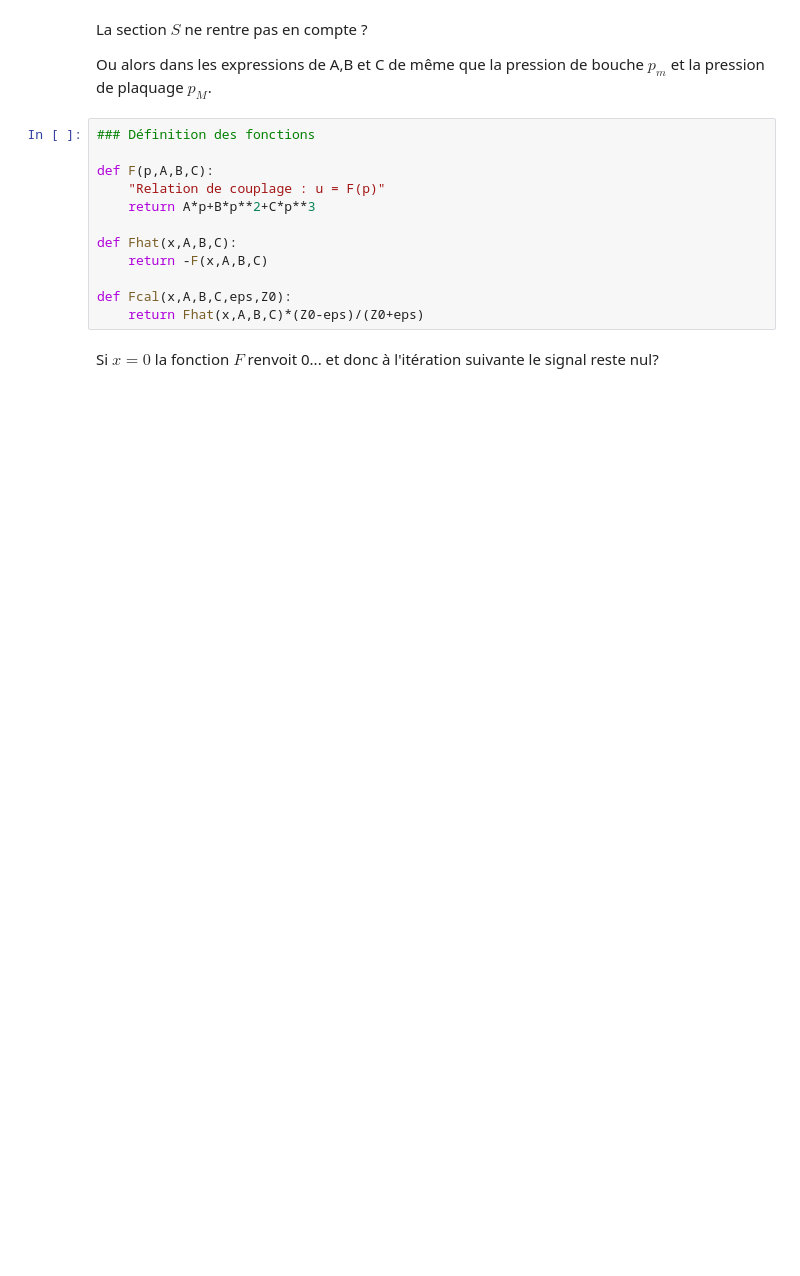
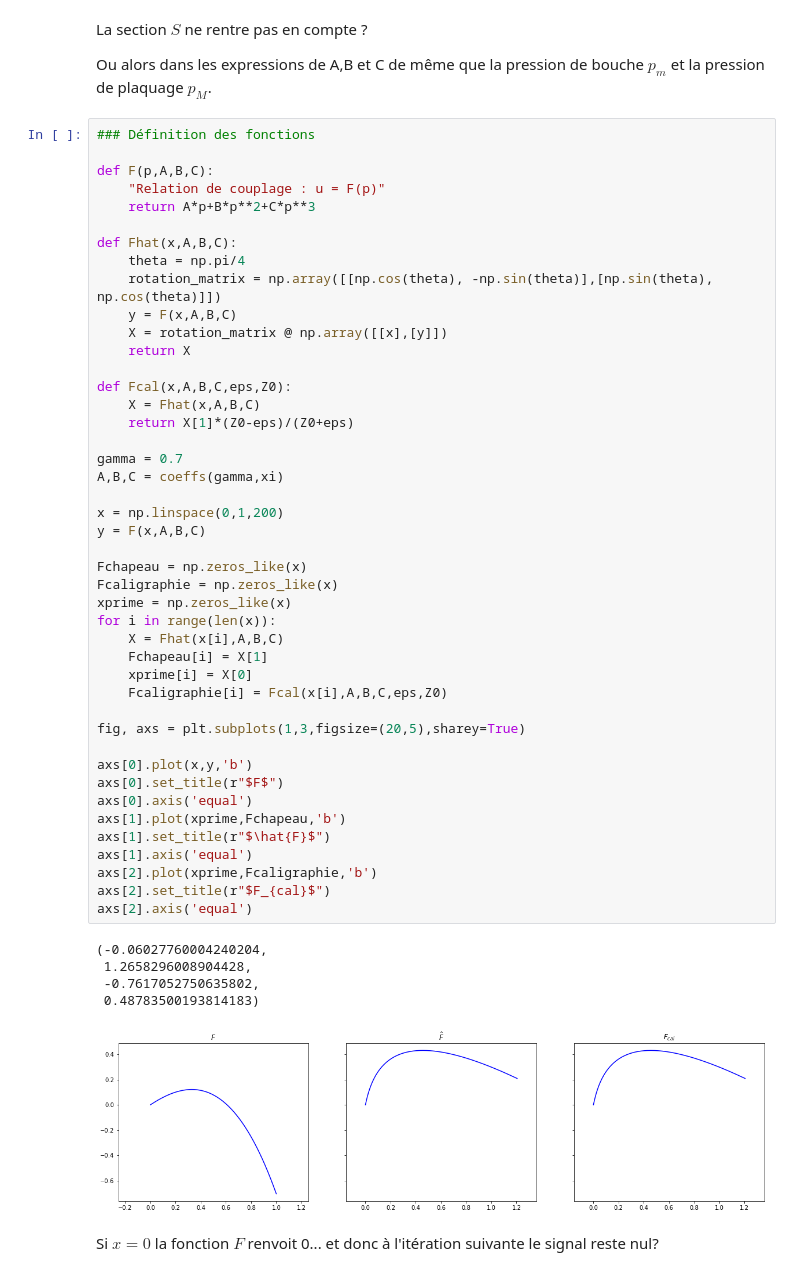
Before and after one commit to ClementineBerger/Auto-oscillations, a Jupyter notebook: Modélisations physique/maganza.ipynb, the cells around one changed output. Drawn from its saved outputs; the diff is of its cells as text; blank space fills up the shorter version.

```diff
--- a/Modélisations physique/maganza.ipynb
+++ b/Modélisations physique/maganza.ipynb
@@ -21,18 +47,56 @@ compute_time = np.arange(int(t_max/T))*int(t_max/T)
 La section $S$ ne rentre pas en compte ?
 
 Ou alors dans les expressions de A,B et C de même que la pression de bouche $p_m$ et la pression de plaquage $p_M$.
-# %%
-### Définition des fonctions
-
-def F(p,A,B,C):
-    "Relation de couplage : u = F(p)"
-    return A*p+B*p**2+C*p**3
-
-def Fhat(x,A,B,C):
-    return -F(x,A,B,C)
-
-def Fcal(x,A,B,C,eps,Z0):
-    return Fhat(x,A,B,C)*(Z0-eps)/(Z0+eps)
+# %%
+### Définition des fonctions
+
+def F(p,A,B,C):
+    "Relation de couplage : u = F(p)"
+    return A*p+B*p**2+C*p**3
+
+def Fhat(x,A,B,C):
+    theta = np.pi/4
+    rotation_matrix = np.array([[np.cos(theta), -np.sin(theta)],[np.sin(theta), np.cos(theta)]])
+    y = F(x,A,B,C)
+    X = rotation_matrix @ np.array([[x],[y]])
+    return X
+
+def Fcal(x,A,B,C,eps,Z0):
+    X = Fhat(x,A,B,C)
+    return X[1]*(Z0-eps)/(Z0+eps)
+
+gamma = 0.7
+A,B,C = coeffs(gamma,xi)
+
+x = np.linspace(0,1,200)
+y = F(x,A,B,C)
+
+Fchapeau = np.zeros_like(x)
+Fcaligraphie = np.zeros_like(x)
+xprime = np.zeros_like(x)
+for i in range(len(x)):
+    X = Fhat(x[i],A,B,C)
+    Fchapeau[i] = X[1]
+    xprime[i] = X[0]
+    Fcaligraphie[i] = Fcal(x[i],A,B,C,eps,Z0)
+
+fig, axs = plt.subplots(1,3,figsize=(20,5),sharey=True)
+
+axs[0].plot(x,y,'b')
+axs[0].set_title(r"$F$")
+axs[0].axis('equal')
+axs[1].plot(xprime,Fchapeau,'b')
+axs[1].set_title(r"$\hat{F}$")
+axs[1].axis('equal')
+axs[2].plot(xprime,Fcaligraphie,'b')
+axs[2].set_title(r"$F_{cal}$")
+axs[2].axis('equal')
+# %% [output]
+(-0.06027760004240204,
+ 1.2658296008904428,
+ -0.7617052750635802,
+ 0.48783500193814183)
+[figure, added]
 # %% [markdown]
 Si $x=0$ la fonction $F$ renvoit 0... et donc à l'itération suivante le signal reste nul?
 # %%
```
Also changed, not shown: parts of 4 cells of this notebook, 1 other file.
